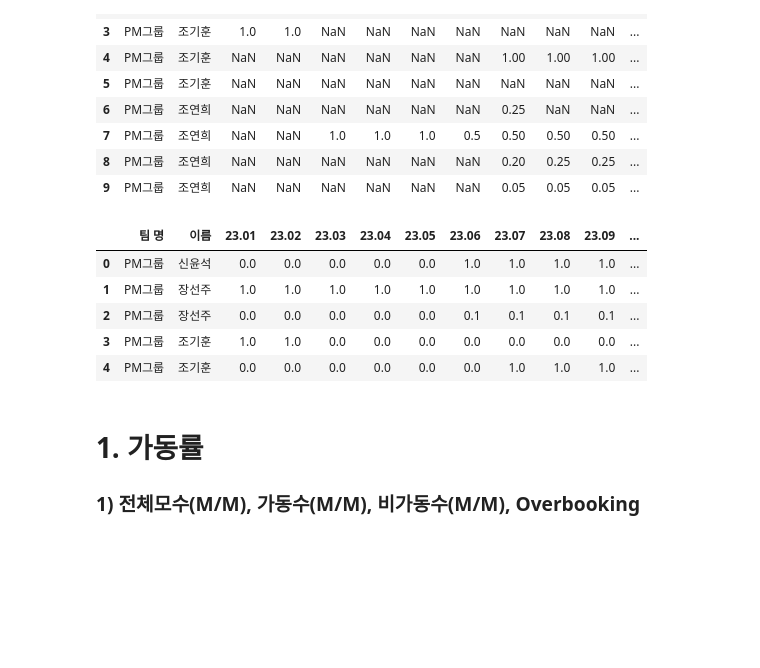
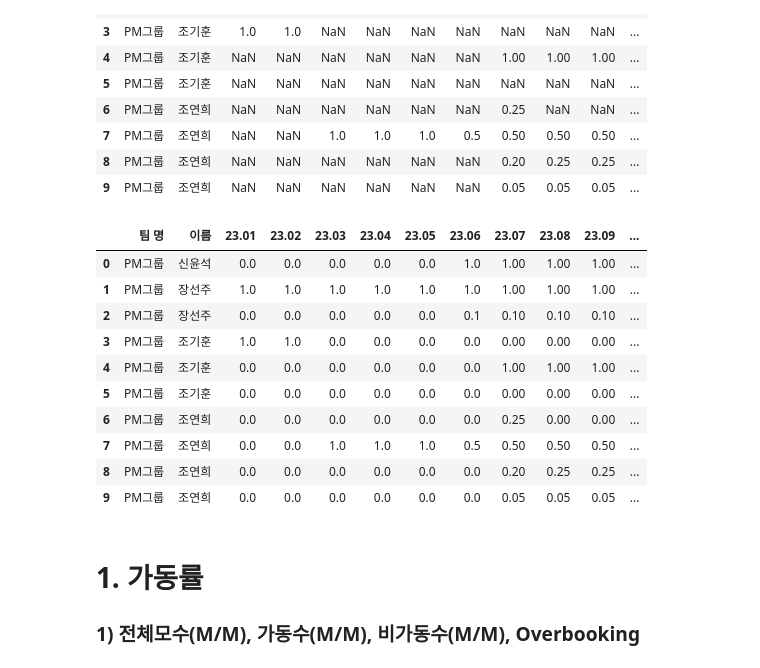
Before and after one commit to GeulHae/Analysis, a Jupyter notebook: Revision.ipynb, the cells around one changed output. Saved outputs shown, nothing was run; the diff lists cells and outputs as text; code cells hidden in the pictures; blank space fills up the shorter version.

```diff
--- a/Revision.ipynb
+++ b/Revision.ipynb
@@ -67,14 +69,19 @@ memory usage: 8.5+ KB
 # %%
 daf1=df1.fillna(0)
 # %%
-daf1.head()
+daf1.head(10)
 # %% [output]
 |  | 팀 명 | 이름 | 23.01 | 23.02 | 23.03 | 23.04 | 23.05 | 23.06 | 23.07 | 23.08 | 23.09 | ... |
-| 0 | PM그룹 | 신윤석 | 0.0 | 0.0 | 0.0 | 0.0 | 0.0 | 1.0 | 1.0 | 1.0 | 1.0 | ... |
-| 1 | PM그룹 | 장선주 | 1.0 | 1.0 | 1.0 | 1.0 | 1.0 | 1.0 | 1.0 | 1.0 | 1.0 | ... |
-| 2 | PM그룹 | 장선주 | 0.0 | 0.0 | 0.0 | 0.0 | 0.0 | 0.1 | 0.1 | 0.1 | 0.1 | ... |
-| 3 | PM그룹 | 조기훈 | 1.0 | 1.0 | 0.0 | 0.0 | 0.0 | 0.0 | 0.0 | 0.0 | 0.0 | ... |
-| 4 | PM그룹 | 조기훈 | 0.0 | 0.0 | 0.0 | 0.0 | 0.0 | 0.0 | 1.0 | 1.0 | 1.0 | ... |
+| 0 | PM그룹 | 신윤석 | 0.0 | 0.0 | 0.0 | 0.0 | 0.0 | 1.0 | 1.00 | 1.00 | 1.00 | ... |
+| 1 | PM그룹 | 장선주 | 1.0 | 1.0 | 1.0 | 1.0 | 1.0 | 1.0 | 1.00 | 1.00 | 1.00 | ... |
+| 2 | PM그룹 | 장선주 | 0.0 | 0.0 | 0.0 | 0.0 | 0.0 | 0.1 | 0.10 | 0.10 | 0.10 | ... |
+| 3 | PM그룹 | 조기훈 | 1.0 | 1.0 | 0.0 | 0.0 | 0.0 | 0.0 | 0.00 | 0.00 | 0.00 | ... |
+| 4 | PM그룹 | 조기훈 | 0.0 | 0.0 | 0.0 | 0.0 | 0.0 | 0.0 | 1.00 | 1.00 | 1.00 | ... |
+| 5 | PM그룹 | 조기훈 | 0.0 | 0.0 | 0.0 | 0.0 | 0.0 | 0.0 | 0.00 | 0.00 | 0.00 | ... |
+| 6 | PM그룹 | 조연희 | 0.0 | 0.0 | 0.0 | 0.0 | 0.0 | 0.0 | 0.25 | 0.00 | 0.00 | ... |
+| 7 | PM그룹 | 조연희 | 0.0 | 0.0 | 1.0 | 1.0 | 1.0 | 0.5 | 0.50 | 0.50 | 0.50 | ... |
+| 8 | PM그룹 | 조연희 | 0.0 | 0.0 | 0.0 | 0.0 | 0.0 | 0.0 | 0.20 | 0.25 | 0.25 | ... |
+| 9 | PM그룹 | 조연희 | 0.0 | 0.0 | 0.0 | 0.0 | 0.0 | 0.0 | 0.05 | 0.05 | 0.05 | ... |
 # %% [markdown]
 # 1. 가동률
 ### 1) 전체모수(M/M), 가동수(M/M), 비가동수(M/M), Overbooking
```
Also changed, not shown: parts of 3 cells of this notebook.
